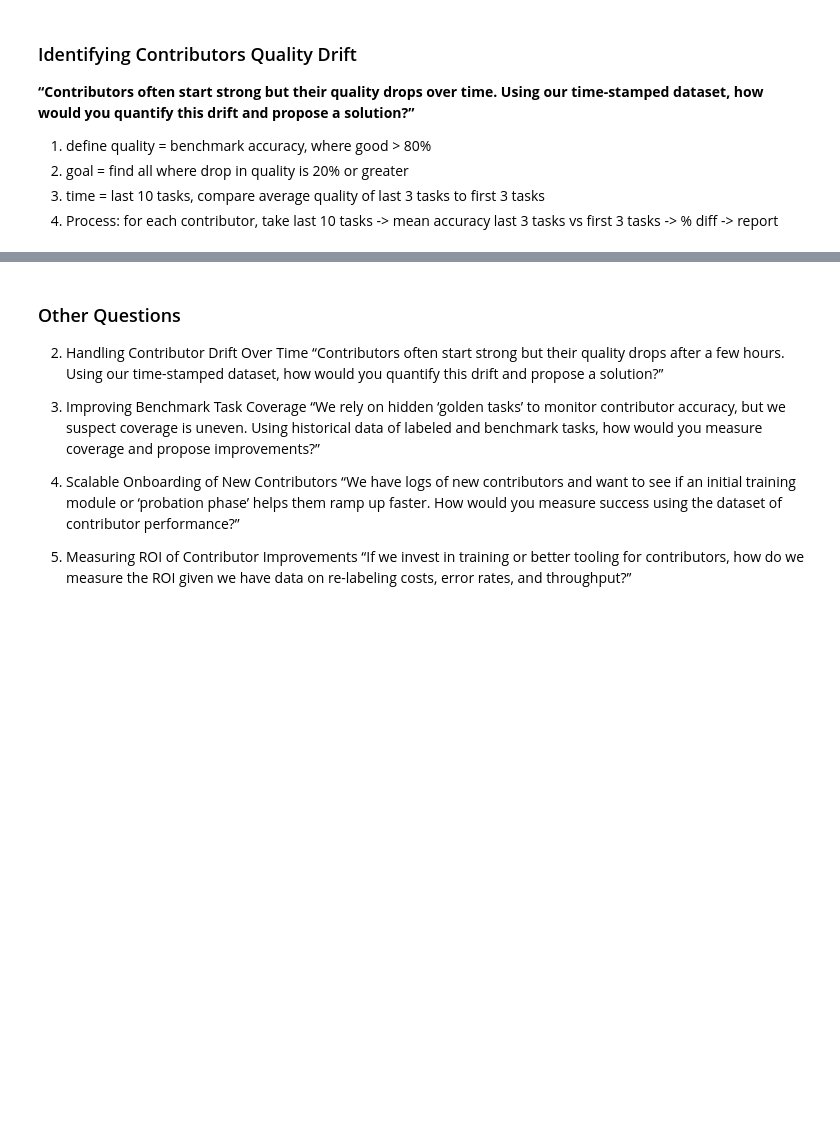
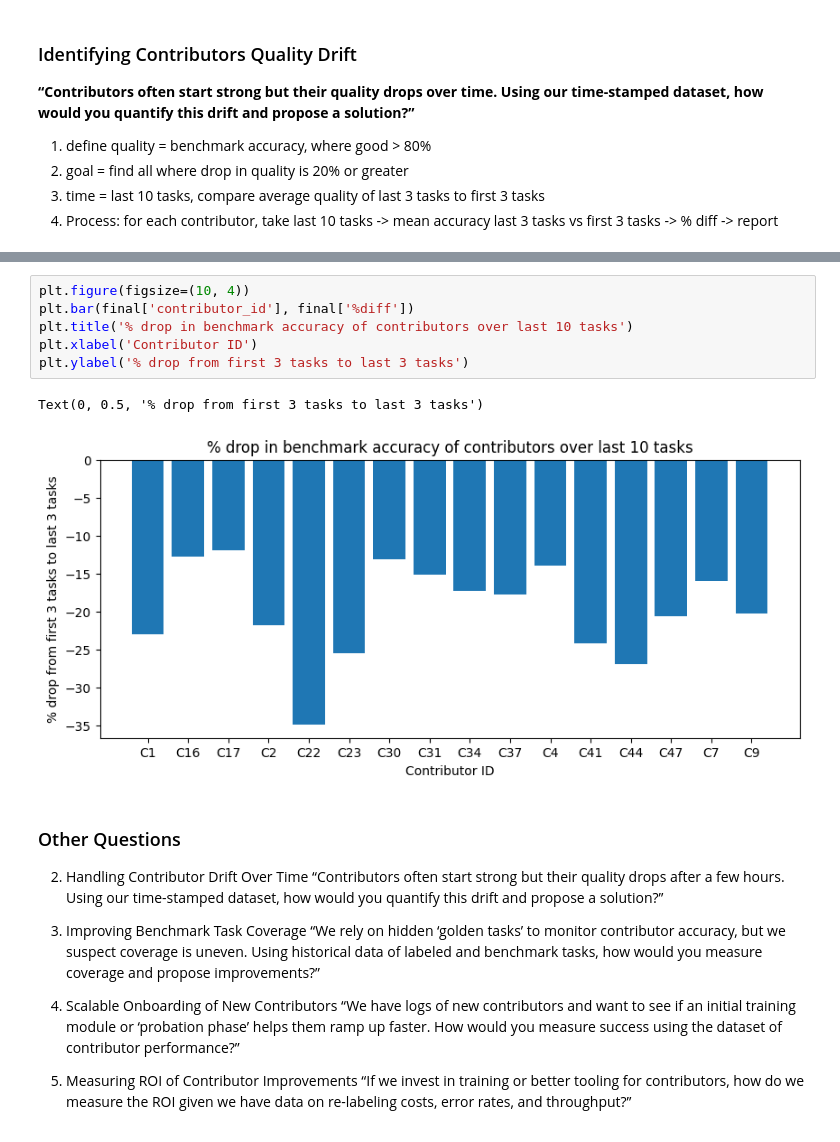
Before and after one commit to bayek10/data-analysis, a Jupyter notebook: AI_data_labeler_quality_analysis.ipynb, the cells around one changed output, grey strips where cells are left out. Cells and saved outputs as stored; diff of their text form; blank space fills up the shorter version.

```diff
--- a/AI_data_labeler_quality_analysis.ipynb
+++ b/AI_data_labeler_quality_analysis.ipynb
@@ -241,4 +249,13 @@ final
 | 49 | C9 | 0.867000 | 0.690667 | -20.338331 |
+# %%
+plt.figure(figsize=(10, 4))
+plt.bar(final['contributor_id'], final['%diff'])
+plt.title('% drop in benchmark accuracy of contributors over last 10 tasks')
+plt.xlabel('Contributor ID')
+plt.ylabel('% drop from first 3 tasks to last 3 tasks')
+# %% [output]
+Text(0, 0.5, '% drop from first 3 tasks to last 3 tasks')
+[figure, added]
 # %% [markdown]
 ### Other Questions
 2. Handling Contributor Drift Over Time
```
Also changed, not shown: parts of 2 cells of this notebook.
